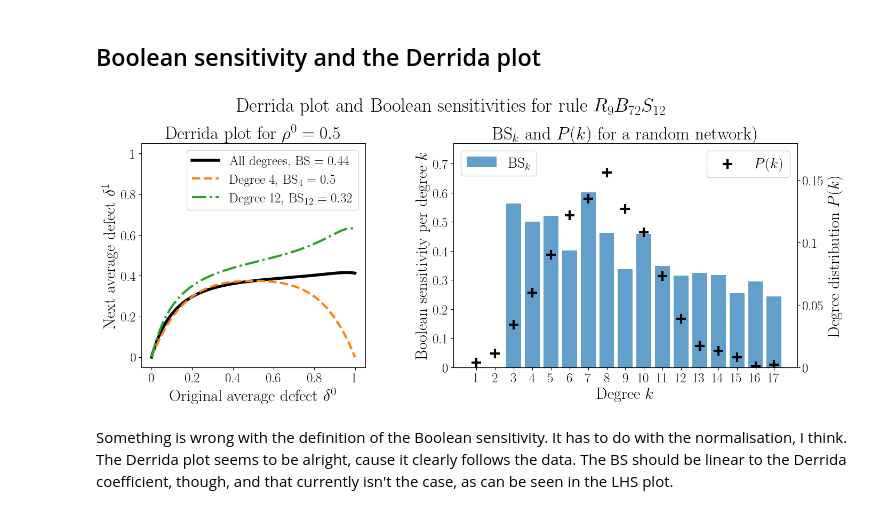
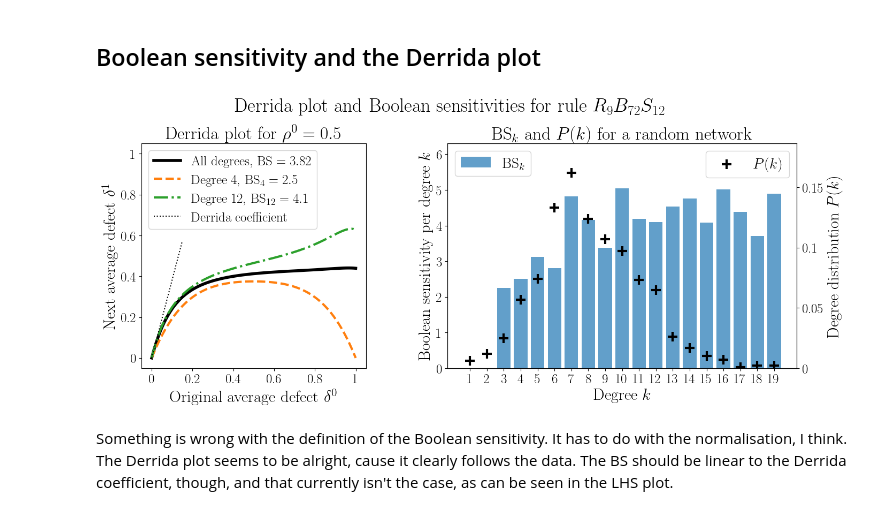
Before and after one commit to mrollier/network_automata_robustness, a Jupyter notebook: manuscript/characterisation-generate_figures.ipynb, the cells around one changed output. Cells and saved outputs as stored; diff of their text form; code cells hidden in the pictures.

```diff
--- a/manuscript/characterisation-generate_figures.ipynb
+++ b/manuscript/characterisation-generate_figures.ipynb
@@ -205,7 +213,7 @@ SAVEFIG = False
 
 # create the model
 life_like_dict = return_life_like_dict()
-life_like_name = "diamoeba" # i like: replicator, diamoeba, 34_life, 2x2
+life_like_name = "highlife" # i like: replicator, diamoeba, 34_life, 2x2 (looks like a python that swallowed an elephant)
 beta, sigma = life_like_dict[life_like_name]
 B_set = binary_indices(beta)
 S_set = binary_indices(sigma)
@@ -224,7 +232,7 @@ degree_counts = np.bincount(degree_per_node)[1:] # skip first, because by design
 degree_distribution = degree_counts / np.sum(degree_counts)
 degrees = np.arange(1, max(degree_per_node)+1)
 
-# this is some kind of Fourier transformation!
+# this is some kind of Fourier transformation! Showing the elements that make up the total wave
 resolution = 9
 model = LLNA(resolution, B_set, S_set, iso=True)
 B_set, S_set = model.rule
@@ -246,7 +254,8 @@ for degree in tqdm(degrees, total=len(degrees)):
     HW = hamming_weight(resolution, B_set, S_set, degree)
     HW_list.append(HW)
 next_dens_array = np.array(next_dens_list)
-next_dens_average = np.mean(next_dens_array, axis=0)
+# take weighted average
+next_dens_average = np.sum(degree_counts[:,np.newaxis]/num_nodes*next_dens_array, axis=0)
 HW_array = np.array(HW_list)
 HW_average = np.sum(np.array(degree_distribution) * np.array(HW_array))
 
@@ -269,11 +278,14 @@ for next_dens, degree, HW, ls, color in zip(next_dens_array_to_plot, degrees_to_
 # ax.plot([0, .5], [HW_average, HW_average], 'k--', label="Average Hamming weight")
 # ax.scatter(0, LHS, color='black', s=100, marker='x')
 # ax.scatter(1, RHS, color='black', s=100, marker='x')
+# plot indicator for HW
+axs[0].plot([.5,.5], [0,np.max(np.append(HW_array_to_plot,HW_average))], 'k:', label=f"$\\rho^0=0.5$")
+# axs[0].plot([0, .5], [HW_average, HW_average], 'k:')
 
 fontsize=22
 
 # plot mean field curves
-axs[0].legend(fontsize=fontsize-4)
+axs[0].legend(fontsize=fontsize-4, loc='upper left')
 axs[0].set_xlabel("Original average density $\\rho^0$", fontsize=fontsize)
 axs[0].set_ylabel("Next average density $\\rho^1$", fontsize=fontsize)
 axs[0].set_xlim([-0.05, 1.05])
@@ -292,14 +304,14 @@ ax_rhs = axs[1].twinx()
 ax_rhs.scatter(degrees, degree_distribution, color='black', s=150, marker='+', label="$P(k)$", zorder=10, linewidths=3)
 
 # calculate the hamming weights for all degree
-HW_list = [hamming_weight(resolution, B_set, S_set, d) for d in degrees]
+HW_list = [hamming_weight(resolution, B_set, S_set, d, norm=True) for d in degrees]
 axs[1].bar(degrees, HW_list, alpha=0.7, label="$\\text{{HW}}_k$")
 
 # plot documentation
 axs[1].set_xticks(degrees)
 axs[1].set_xticklabels(degrees)
 # axs[1].set_title(f"$\\text{{HW}}_k$ and $P(k)$ for a random network ($N={num_nodes}$, $\\langle k\\rangle = {avg_degree}$)", fontsize=fontsize+2)
-axs[1].set_title(f"$\\text{{HW}}_k$ and $P(k)$ for a random network)", fontsize=fontsize+2)
+axs[1].set_title(f"$\\text{{HW}}_k$ and $P(k)$ for a random network", fontsize=fontsize+2)
 axs[1].legend(loc='upper left', fontsize=fontsize-2)
 axs[1].set_ylabel("Hamming weight per degree $k$", fontsize=fontsize)
 yticks = [0, 0.1, 0.2, 0.3, 0.4, 0.5]
@@ -338,19 +350,22 @@ beta, sigma = life_like_dict[life_like_name]
 B_set = binary_indices(beta)
 S_set = binary_indices(sigma)
 
-# create the graph
-num_nodes = 1000
-avg_degree = 8
-# Probability for edge creation
-p = avg_degree / (num_nodes - 1)
-# Generate a connected random graph using the Erdos-Renyi model
-random_graph = ig.Graph.Erdos_Renyi(n=num_nodes, p=p)
-while not random_graph.is_connected():
+NEW_GRAPH = False
+
+if NEW_GRAPH:
+    # create the graph
+    num_nodes = 1000
+    avg_degree = 8
+    # Probability for edge creation
+    p = avg_degree / (num_nodes - 1)
+    # Generate a connected random graph using the Erdos-Renyi model
     random_graph = ig.Graph.Erdos_Renyi(n=num_nodes, p=p)
-degree_per_node = random_graph.degree()
-degree_counts = np.bincount(degree_per_node)[1:] # skip first, because by design there is no degree=0
-degree_distribution = degree_counts / np.sum(degree_counts)
-degrees = np.arange(1, max(degree_per_node)+1)
+    while not random_graph.is_connected():
+        random_graph = ig.Graph.Erdos_Renyi(n=num_nodes, p=p)
+    degree_per_node = random_graph.degree()
+    degree_counts = np.bincount(degree_per_node)[1:] # skip first, because by design there is no degree=0
+    degree_distribution = degree_counts / np.sum(degree_counts)
+    degrees = np.arange(1, max(degree_per_node)+1)
 
 # this is some kind of Fourier transformation!
 resolution = 9
@@ -373,10 +388,11 @@ for degree in tqdm(degrees, total=len(degrees)):
     next_deltas = derrida_map_analytical(resolution, B_set, S_set, current_deltas, degree, init_config_dens=init_config_dens)
     next_deltas_list.append(next_deltas)
     # Boolean sensitivity
-    BS = boolean_sens(resolution, B_set, S_set, degree)
+    BS = boolean_sens(resolution, B_set, S_set, degree, norm_degree=False)
     BS_list.append(BS)
 next_deltas_array = np.array(next_deltas_list)
-next_deltas_average = np.mean(next_deltas_array, axis=0)
+# take weighted average
+next_deltas_average = np.sum(degree_counts[:,np.newaxis]/num_nodes*next_deltas_array, axis=0)
 BS_array = np.array(BS_list)
 BS_average = np.sum(np.array(degree_distribution) * np.array(BS_array))
 
@@ -390,9 +406,12 @@ BS_array_to_plot = BS_array[degrees_to_plot-1]
 axs[0].plot(current_deltas, next_deltas_average, label=f'All degrees, $\\text{{BS}} = {round(BS_average,2)}$', ls='-', color='black', lw=4)
 for next_deltas, degree, BS, ls, color in zip(next_deltas_array_to_plot, degrees_to_plot, BS_array_to_plot, ls_list, color_list):
     axs[0].plot(current_deltas, next_deltas, label=f'Degree {degree}, $\\text{{BS}}_{{{degree}}} = {round(BS,2)}$', ls=ls, color=color, lw=3)
+# add BS as slope
+DC_factor = 0.15
+axs[0].plot(np.array([0, 1])*DC_factor, np.array([0, BS_average])*DC_factor, 'k:', label='Derrida coefficient')
 
 # plot Derrida plot
-axs[0].legend(fontsize=fontsize-4)
+axs[0].legend(fontsize=fontsize-4, loc='upper left')
 axs[0].set_xlabel("Original average defect $\\delta^0$", fontsize=fontsize)
 axs[0].set_ylabel("Next average defect $\\delta^1$", fontsize=fontsize)
 axs[0].set_xlim([-0.05, 1.05])
@@ -414,36 +433,36 @@ ax_rhs.scatter(degrees, degree_distribution, color='black', s=150, marker='+', l
 # HW_list = [hamming_weight(resolution, B_set, S_set, d) for d in degrees]
 axs[1].bar(degrees, BS_array, alpha=0.7, label="$\\text{{BS}}_k$")
 
 # plot documentation
 axs[1].set_xticks(degrees)
 axs[1].set_xticklabels(degrees)
 # axs[1].set_title(f"$\\text{{HW}}_k$ and $P(k)$ for a random network ($N={num_nodes}$, $\\langle k\\rangle = {avg_degree}$)", fontsize=fontsize+2)
-axs[1].set_title(f"$\\text{{BS}}_k$ and $P(k)$ for a random network)", fontsize=fontsize+2)
+axs[1].set_title(f"$\\text{{BS}}_k$ and $P(k)$ for a random network", fontsize=fontsize+2)
 axs[1].legend(loc='upper left', fontsize=fontsize-2)
 axs[1].set_ylabel("Boolean sensitivity per degree $k$", fontsize=fontsize)
-yticks = [0, 0.1, 0.2, 0.3, 0.4, 0.5, 0.6, 0.7]
-axs[1].set_ylim([0, yticks[-1]*1.1])
+yticks = [0, 1, 2, 3, 4, 5, 6]
+axs[1].set_ylim([0, yticks[-1]*1.05])
 axs[1].set_yticks(yticks)
 axs[1].set_yticklabels(yticks, fontsize=fontsize-4)
 axs[1].set_xlabel("Degree $k$", fontsize=fontsize)
 axs[1].set_xticks(degrees)
 axs[1].set_xticklabels(degrees, fontsize=fontsize-4)
 
 ax_rhs.legend(fontsize=fontsize-2, loc='upper right')
 ax_rhs.set_ylabel("Degree distribution $P(k)$", fontsize=fontsize)
 ax_rhs.set_ylim([0, max(degree_distribution)*1.15])
 yticks = [0, 0.05, 0.10, 0.15]
 ax_rhs.set_yticks(yticks)
 ax_rhs.set_yticklabels(yticks, fontsize=fontsize-4)
 
 fig.suptitle(f"Derrida plot and Boolean sensitivities for rule {model.__str__(latex=True)}", fontsize=fontsize+4)
 
 fig.tight_layout()
 
 savename = f"derrida_plot-BS_distribution-{model.__str__()}.pdf"
 if SAVEFIG:
     plt.savefig(f'figures/{savename}', bbox_inches='tight')
 # %% [output]
-[figure, old version]
+[figure, new version]
 # %% [markdown]
 Something is wrong with the definition of the Boolean sensitivity. It has to do with the normalisation, I think. The Derrida plot seems to be alright, cause it clearly follows the data. The BS should be linear to the Derrida coefficient, though, and that currently isn't the case, as can be seen in the LHS plot.
```
Also changed, not shown: parts of 7 cells of this notebook, 5 other files.
